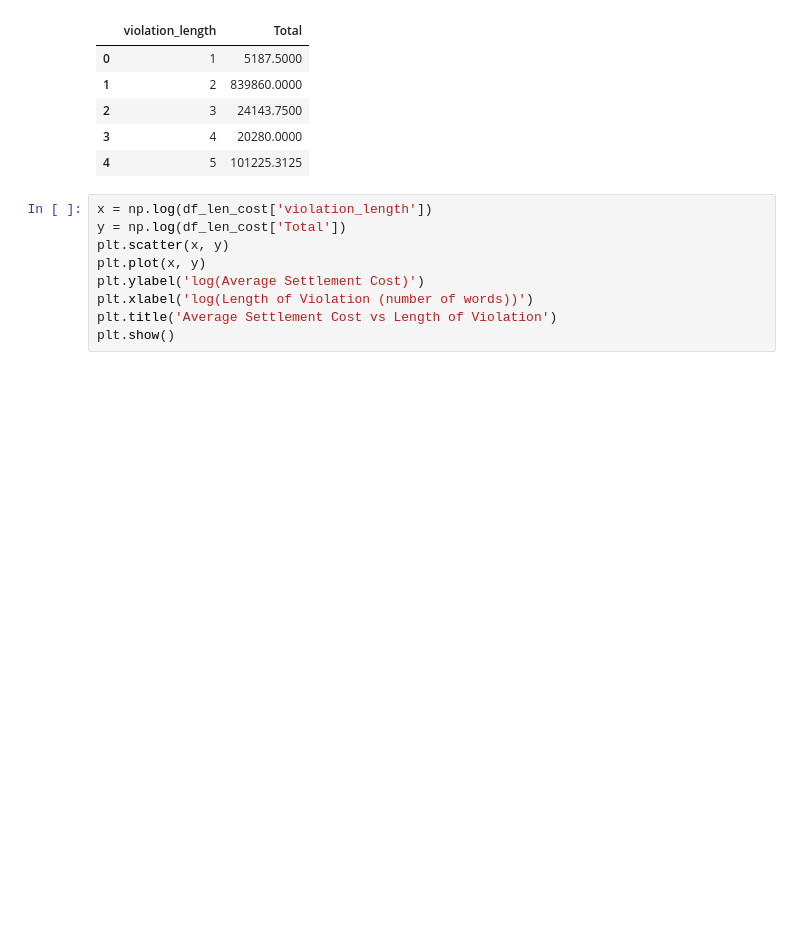
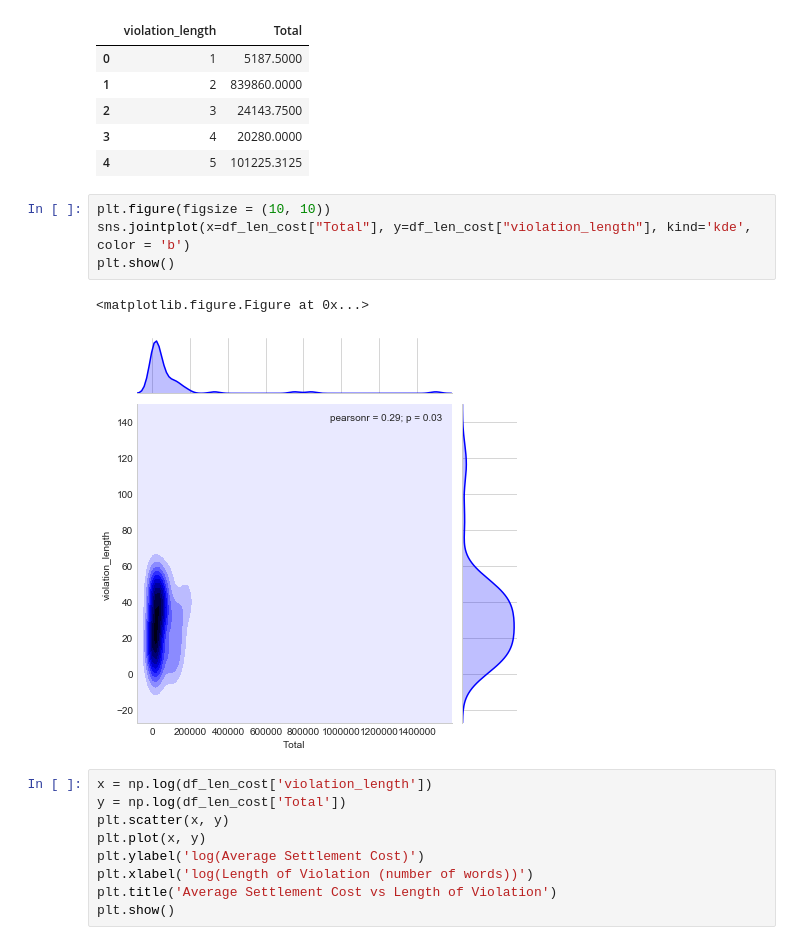
Before and after one commit to grantaguinaldo/AQMD_violation_classification, a Jupyter notebook: aqmd_violations_kmeans_cluster.ipynb, the cells around one changed output. Saved outputs shown, nothing was run; the diff lists cells and outputs as text; blank space fills up the shorter version.

```diff
--- a/aqmd_violations_kmeans_cluster.ipynb
+++ b/aqmd_violations_kmeans_cluster.ipynb
@@ -671,6 +671,13 @@ df_len_cost.head()
 | 2 | 3 | 24143.7500 |
 | 3 | 4 | 20280.0000 |
 | 4 | 5 | 101225.3125 |
+# %%
+plt.figure(figsize = (10, 10))
+sns.jointplot(x=df_len_cost["Total"], y=df_len_cost["violation_length"], kind='kde', color = 'b')
+plt.show()
+# %% [output]
+<matplotlib.figure.Figure at 0x...>
+[figure, added]
 # %%
 x = np.log(df_len_cost['violation_length'])
 y = np.log(df_len_cost['Total'])
```
Also changed, not shown: parts of 2 cells of this notebook.
